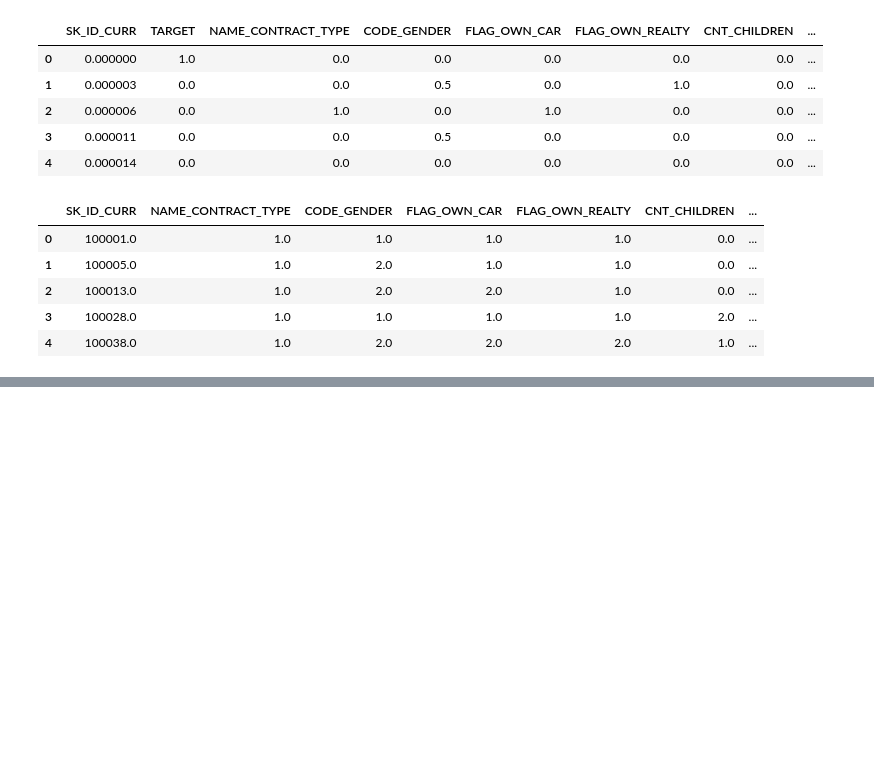
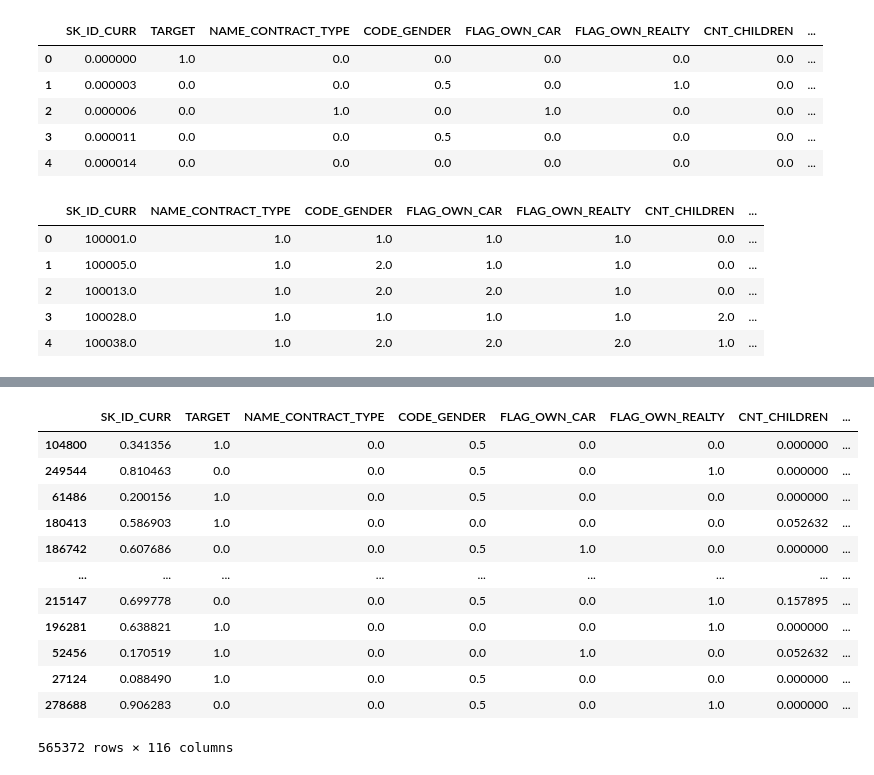
Before and after one commit to PolinaLegusheva/coursework-2021, a Jupyter notebook: experiments_full_dataset.ipynb, the cells around one changed output, grey strips where cells are left out. Cells and saved outputs as stored; diff of their text form; code cells hidden in the pictures; blank space fills up the shorter version.

```diff
--- a/experiments_full_dataset.ipynb
+++ b/experiments_full_dataset.ipynb
@@ -213,0 +263,16 @@ y_test_over = pd.read_csv(PATH + 'y_test_over.csv', header=None)
+# %%
+app_train_full
+# %% [output]
+|  | SK_ID_CURR | TARGET | NAME_CONTRACT_TYPE | CODE_GENDER | FLAG_OWN_CAR | FLAG_OWN_REALTY | CNT_CHILDREN | ... |
+| 104800 | 0.341356 | 1.0 | 0.0 | 0.5 | 0.0 | 0.0 | 0.000000 | ... |
+| 249544 | 0.810463 | 0.0 | 0.0 | 0.5 | 0.0 | 1.0 | 0.000000 | ... |
+| 61486 | 0.200156 | 1.0 | 0.0 | 0.5 | 0.0 | 0.0 | 0.000000 | ... |
+| 180413 | 0.586903 | 1.0 | 0.0 | 0.0 | 0.0 | 0.0 | 0.052632 | ... |
+| 186742 | 0.607686 | 0.0 | 0.0 | 0.5 | 1.0 | 0.0 | 0.000000 | ... |
+| ... | ... | ... | ... | ... | ... | ... | ... | ... |
+| 215147 | 0.699778 | 0.0 | 0.0 | 0.5 | 0.0 | 1.0 | 0.157895 | ... |
+| 196281 | 0.638821 | 1.0 | 0.0 | 0.0 | 0.0 | 1.0 | 0.000000 | ... |
+| 52456 | 0.170519 | 1.0 | 0.0 | 0.0 | 1.0 | 0.0 | 0.052632 | ... |
+| 27124 | 0.088490 | 1.0 | 0.0 | 0.5 | 0.0 | 0.0 | 0.000000 | ... |
+| 278688 | 0.906283 | 0.0 | 0.0 | 0.5 | 0.0 | 1.0 | 0.000000 | ... |
+565372 rows × 116 columns
```
Also changed, not shown: parts of 55 cells of this notebook.
